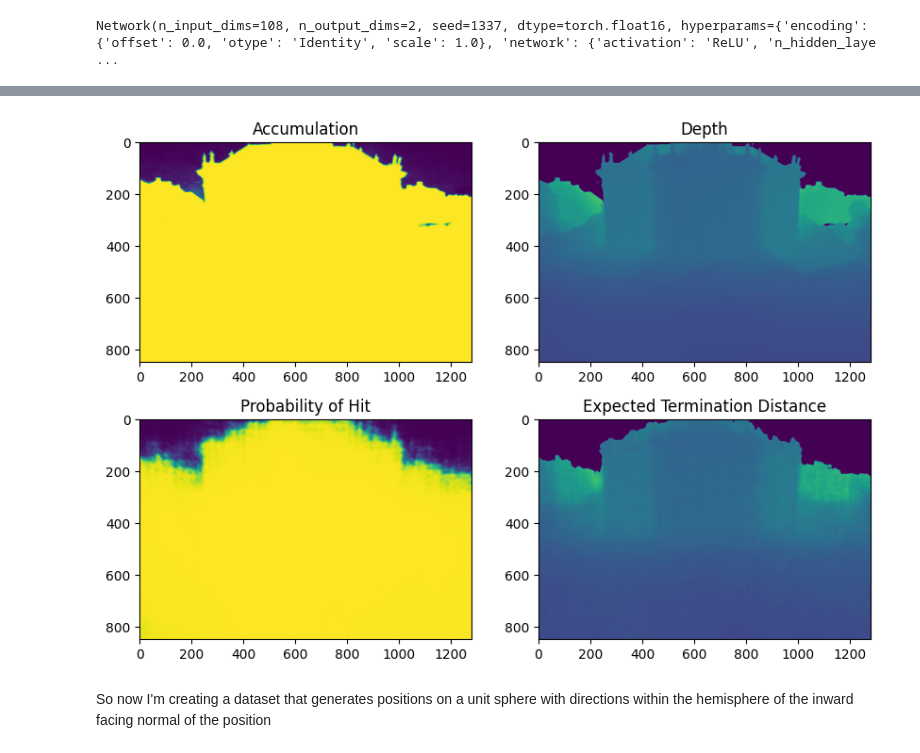
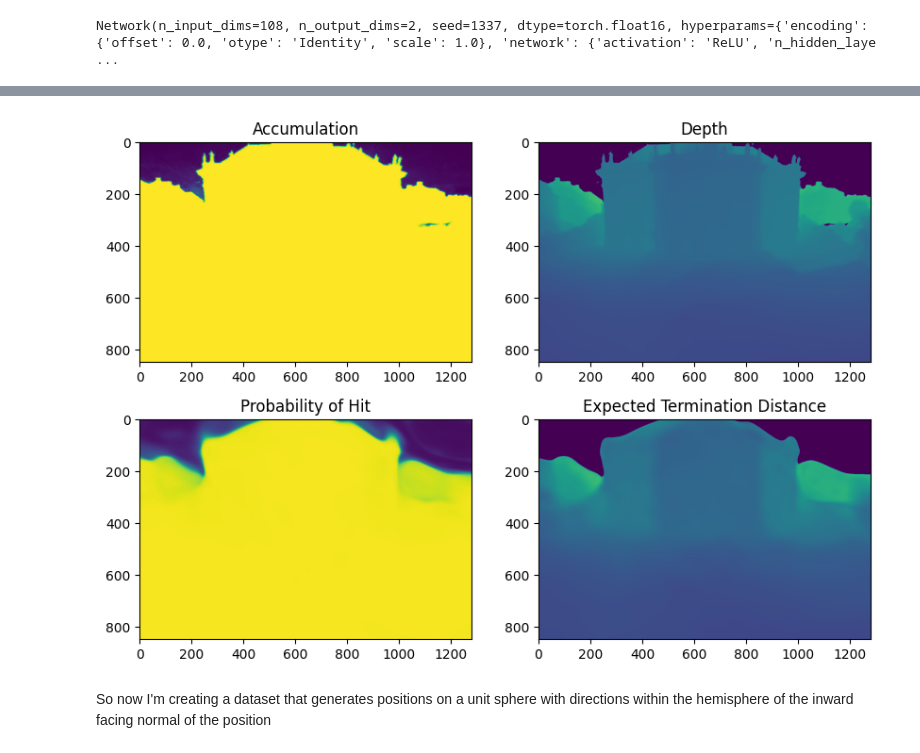
Before and after one commit to JADGardner/sdfstudio, a Jupyter notebook: notebooks/ddf.ipynb, the cells around one changed output, grey strips where cells are left out. Cells and saved outputs as stored; diff of their text form; code cells hidden in the pictures.

Commit message:
add siren

```diff
--- a/notebooks/ddf.ipynb
+++ b/notebooks/ddf.ipynb
@@ -432,0 +435,6 @@ Network(n_input_dims=108, n_output_dims=2, seed=1337, dtype=torch.float16, hyper
+# %%
+from notebooks.siren import Siren
+
+ddf = Siren(in_features=6, hidden_features=256, hidden_layers=4, out_features=2, outermost_linear=True, first_omega_0=30, hidden_omega_0=30)
+
+ddf.to(device)
@@ -464,13 +493,14 @@ for i in tqdm.tqdm(range(epochs)):
 
     # encoded_positions = position_encoding(get_normalized_tensor(positions_batch)) # [N, 16]
     # encoded_directions = direction_encoding(get_normalized_tensor(directions_batch)) # [N, 16]
-    encoded_positions = position_encoding(positions_batch) # [N, K]
-    encoded_directions = direction_encoding(directions_batch) # [N, K]
-    model_input = torch.cat([positions_batch, directions_batch, encoded_positions, encoded_directions], dim=-1) # [N, K]
+    # encoded_positions = position_encoding(positions_batch) # [N, K]
+    # encoded_directions = direction_encoding(directions_batch) # [N, K]
+    # model_input = torch.cat([positions_batch, directions_batch, encoded_positions, encoded_directions], dim=-1) # [N, K]
 
-    # model_input = torch.cat([positions_batch, directions_batch], dim=-1) # [N, 3 + 3] = [N, 6]
+    model_input = torch.cat([positions_batch, directions_batch], dim=-1) # [N, 3 + 3] = [N, 6]
 
-    output = ddf(model_input).type(torch.float32) # [N, 2]
+    output, _ = ddf(model_input) # [N, 2]
+    output = output.type(torch.float32)
     expected_termination_dist = torch.relu(output[..., 0]) # [N]
     probability_of_hit = torch.sigmoid(output[..., 1]) # We want a probability between 0 and 1 [N]
 
@@ -523,35 +550,37 @@ Find logs at: ./wandb/run-20230424_142007-cd9qz65l/logs
 # %%
 with torch.no_grad():
   accumulation = data['accumulation'].reshape(H, W).cpu().detach().numpy()
   depth = termination_dist.reshape(H, W).cpu().detach().numpy()
   depth = (data['termination_dist'] * (data['accumulation'] > 0.7).float()).reshape(H, W).cpu().detach().numpy()
 
   # plot everything in the same figure
   fig, ax = plt.subplots(2, 2, figsize=(10, 7))
   # first row is accumulation, rgb, depth
   im1 = ax[0, 0].imshow(accumulation, vmin=0, vmax=1)
   im2 = ax[0, 1].imshow(depth, vmin=0, vmax=3.5)
   # add titles to the first row
   ax[0, 0].set_title("Accumulation")
   ax[0, 1].set_title("Depth")
 
   encoded_positions = position_encoding(positions) # [N, 16]
   encoded_directions = direction_encoding(directions) # [N, 16]
   model_input = torch.cat([positions, directions, encoded_positions, encoded_directions], dim=-1) # [N, 3 + 3 + 16 + 16] = [N, 38]
+  model_input = torch.cat([positions, directions], dim=-1) # [N, 3 + 3] = [N, 6]
 
-  output = ddf(model_input).type(torch.float32) # [N, 2]
+  output, _ = ddf(model_input) # [N, 2]
+  output = output.type(torch.float32)
   expected_termination_dist = torch.relu(output[..., 0]) # [N]
   probability_of_hit = torch.sigmoid(output[..., 1]) # We want a probability between 0 and 1 [N]
 
   # second row is probability of hit, blank image and expected termination distance
   im1 = ax[1, 0].imshow(probability_of_hit.reshape(H, W).cpu().detach().numpy(), vmin=0, vmax=1)
   im2 = ax[1, 1].imshow((expected_termination_dist * (probability_of_hit > 0.7).float()).reshape(H, W).cpu().detach().numpy(), vmin=0, vmax=3.5)
 
   # add titles to the second row
   ax[1, 0].set_title("Probability of Hit")
   ax[1, 1].set_title("Expected Termination Distance")
 # %% [output]
-[figure, old version]
+[figure, new version]
 # %% [markdown]
 So now I'm creating a dataset that generates positions on a unit sphere with directions within the hemisphere of the inward facing normal of the position
 # %%
```
Also changed, not shown: parts of 3 cells of this notebook, 1 other file.
